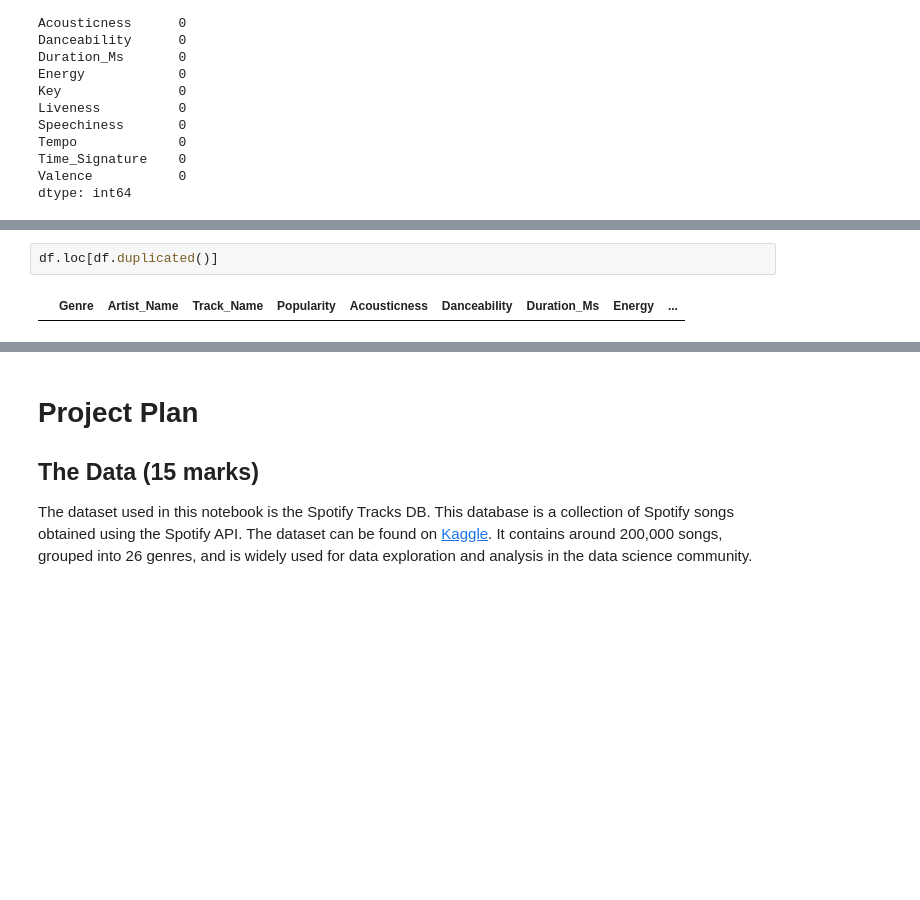
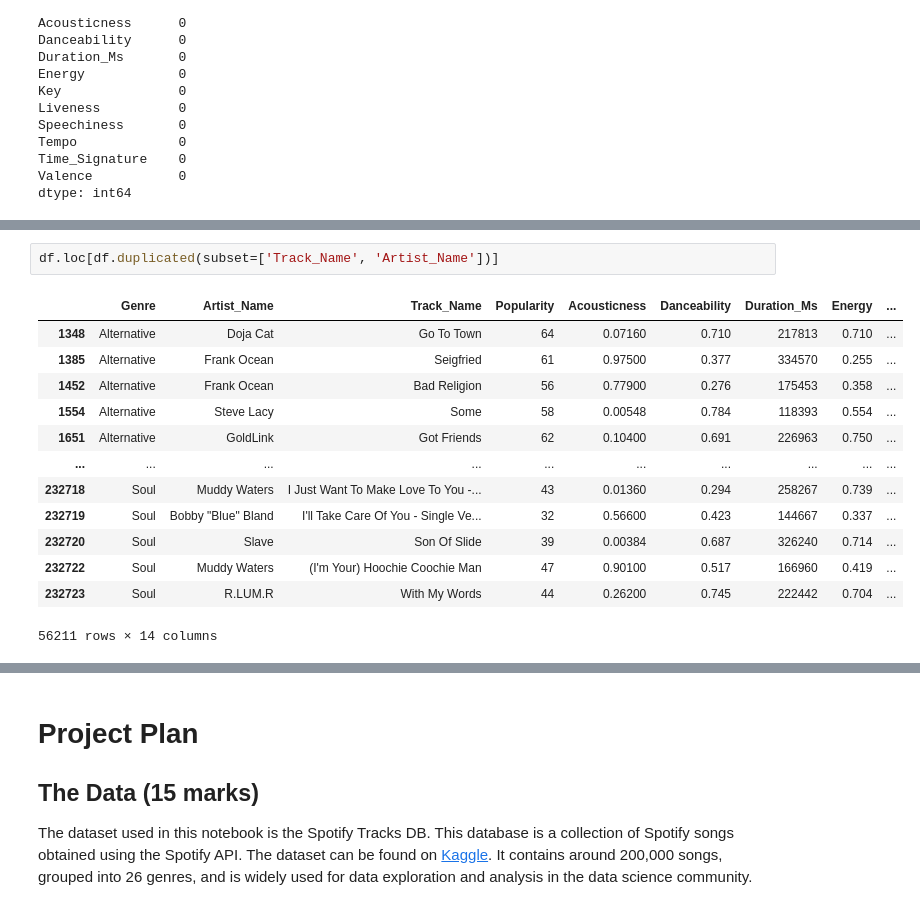
Before and after one commit to bartzilla/SpotifyDB_Music_Analysis, a Jupyter notebook: P4DS_A2_Data_Analysis_Project.ipynb, the cells around one changed output, grey strips where cells are left out. Cells and saved outputs as stored; diff of their text form; blank space fills up the shorter version.

```diff
--- a/P4DS_A2_Data_Analysis_Project.ipynb
+++ b/P4DS_A2_Data_Analysis_Project.ipynb
@@ -179,4 +247,16 @@ dtype: int64
 # %%
-df.loc[df.duplicated()]
+df.loc[df.duplicated(subset=['Track_Name', 'Artist_Name'])]
 # %% [output]
 |  | Genre | Artist_Name | Track_Name | Popularity | Acousticness | Danceability | Duration_Ms | Energy | ... |
+| 1348 | Alternative | Doja Cat | Go To Town | 64 | 0.07160 | 0.710 | 217813 | 0.710 | ... |
+| 1385 | Alternative | Frank Ocean | Seigfried | 61 | 0.97500 | 0.377 | 334570 | 0.255 | ... |
+| 1452 | Alternative | Frank Ocean | Bad Religion | 56 | 0.77900 | 0.276 | 175453 | 0.358 | ... |
+| 1554 | Alternative | Steve Lacy | Some | 58 | 0.00548 | 0.784 | 118393 | 0.554 | ... |
+| 1651 | Alternative | GoldLink | Got Friends | 62 | 0.10400 | 0.691 | 226963 | 0.750 | ... |
+| ... | ... | ... | ... | ... | ... | ... | ... | ... | ... |
+| 232718 | Soul | Muddy Waters | I Just Want To Make Love To You -... | 43 | 0.01360 | 0.294 | 258267 | 0.739 | ... |
+| 232719 | Soul | Bobby "Blue" Bland | I'll Take Care Of You - Single Ve... | 32 | 0.56600 | 0.423 | 144667 | 0.337 | ... |
+| 232720 | Soul | Slave | Son Of Slide | 39 | 0.00384 | 0.687 | 326240 | 0.714 | ... |
+| 232722 | Soul | Muddy Waters | (I'm Your) Hoochie Coochie Man | 47 | 0.90100 | 0.517 | 166960 | 0.419 | ... |
+| 232723 | Soul | R.LUM.R | With My Words | 44 | 0.26200 | 0.745 | 222442 | 0.704 | ... |
+56211 rows × 14 columns
```
Also changed, not shown: parts of 45 cells of this notebook.
